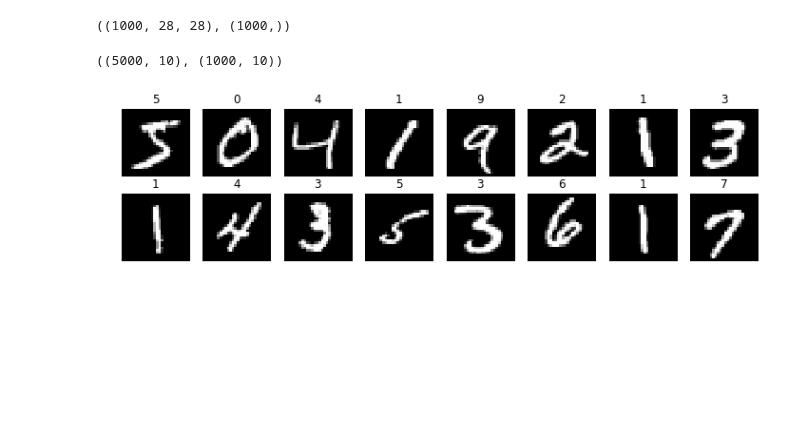
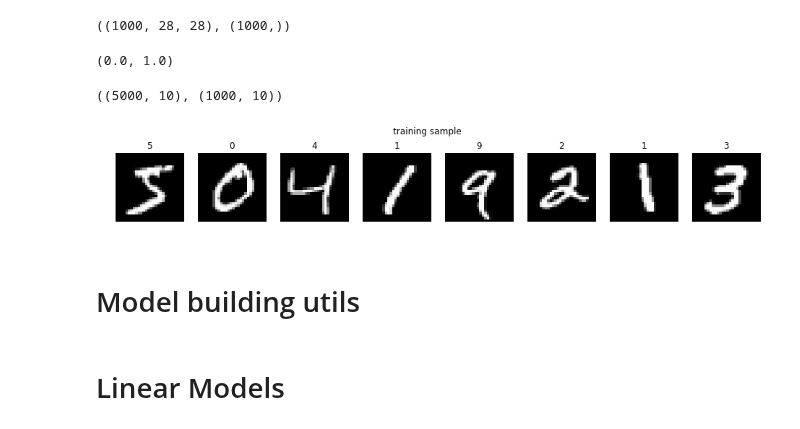
Before and after one commit to mskrajnowski/2017-ml-lunch, a Jupyter notebook: mnist.ipynb, the cells around one changed output. Saved outputs shown, nothing was run; the diff lists cells and outputs as text; code cells hidden in the pictures; blank space fills up the shorter version.

```diff
--- a/mnist.ipynb
+++ b/mnist.ipynb
@@ -27,18 +26,41 @@ y_test = to_categorical(y_test)
+# %%
+# Pre-processing
+
+from keras.utils import to_categorical
+
+# Normalize pixel values from 0-255 to 0-1
+x_train = x_train.astype(np.float32) / 255.0
+x_test = x_test.astype(np.float32) / 255.0
+
+# One-hot encode labels
+y_train = to_categorical(y_train)
+y_test = to_categorical(y_test)
+# %%
+x_train.min(), x_train.max()
+# %% [output]
+(0.0, 1.0)
 # %%
 y_train.shape, y_test.shape
 # %% [output]
 ((5000, 10), (1000, 10))
 # %%
-def display_batch(x, y):
-    fig, axes = plt.subplots(2, 8, figsize=(12, 3))
-    axes = axes.reshape(16)
+def display_batch(x, y, title=''):
+    rows, cols = int(np.ceil(len(x) / 8)), 8
+
+    fig, axes = plt.subplots(rows, cols, squeeze=False, figsize=(cols * 2, rows * 2))
+    axes = axes.reshape(rows * cols)
+
+    fig.suptitle(title, y=1.08)
+
     for axis in axes:
         axis.set_axis_off()
 
-    for image, label, axis in zip(x[:16], y[:16], axes):
+    for image, label, axis in zip(x, y, axes):
         axis.imshow(image, cmap='gray')
         axis.set_title(label.argmax())
 # %%
-display_batch(x_train, y_train)
+display_batch(x_train[:8], y_train[:8], 'training sample')
 # %% [output]
-[figure, old version]
+[figure, new version]
+# %% [markdown]
+# Model building utils
@@ -45,2 +114,4 @@ display_batch(x_train, y_train)
+# %% [markdown]
+# Linear Models
 # %%
 from keras.layers import *
```
Also changed, not shown: parts of 22 cells of this notebook.
